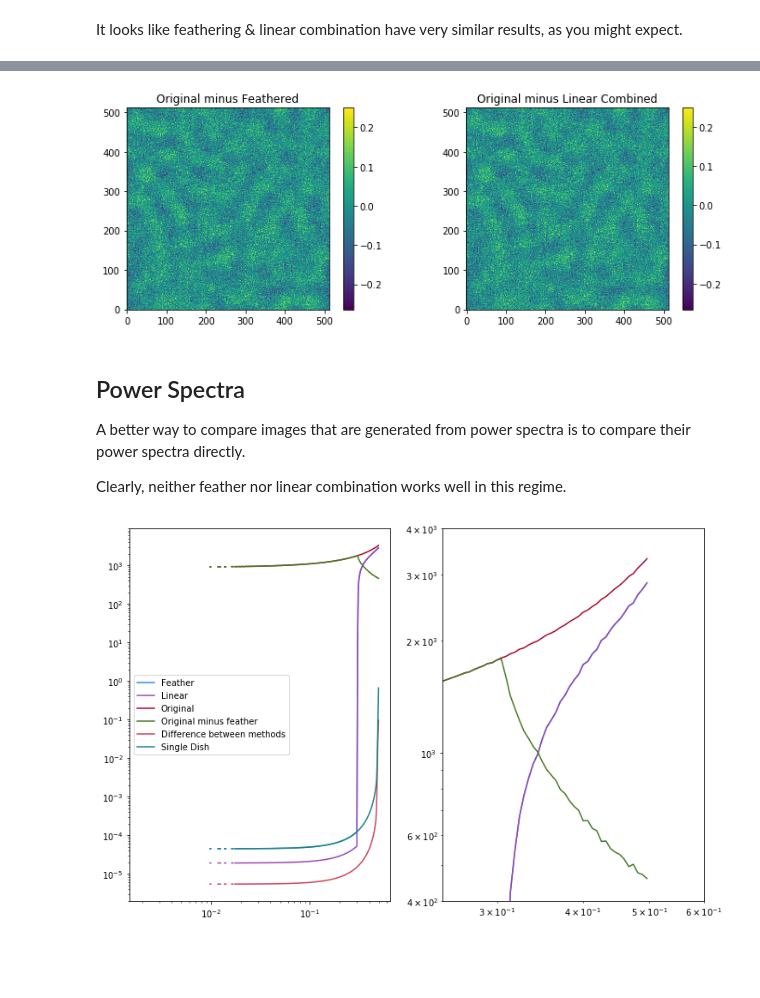
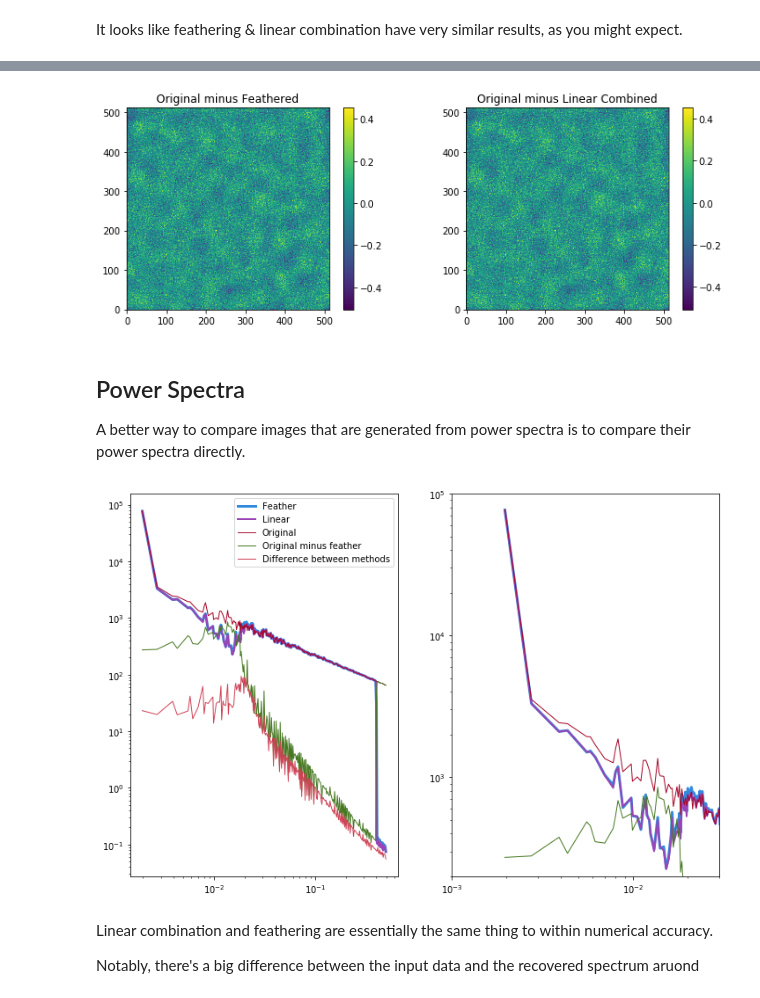
Before and after one commit to keflavich/uvcombine, a Jupyter notebook: examples/Compare Linear to UV.ipynb, the cells around one changed output, grey strips where cells are left out. Cells and saved outputs as stored; diff of their text form; code cells hidden in the pictures; blank space fills up the shorter version.

Commit message:
fixed Linear to UV comparison

```diff
--- a/examples/Compare Linear to UV.ipynb
+++ b/examples/Compare Linear to UV.ipynb
@@ -25,7 +25,9 @@ from turbustat.statistics import psds
 # different power laws, different types of input...)
 # We're assuming a scale of 1"/pixel for this example
 imsize = 512
-im = make_extended(imsize=imsize, powerlaw=1.5, randomseed=0)
+im = make_extended(imsize=imsize+100, powerlaw=1.5, randomseed=0)
+# crop down to the 'correct' imsize (we're doing this to avoid periodic boundaries)
+im = im[50:-50, 50:-50]
 # the real sky is positive.
 im = im - im.min()
 # %%
@@ -171,27 +172,35 @@ _=pl.imshow(im - lincombim, cmap='viridis')
 _=pl.colorbar()
 _=pl.title("Original minus Linear Combined")
 # %% [output]
-[figure, old version]
+[figure, new version]
 # %% [markdown]
 ## Power Spectra
 A better way to compare images that are generated from power spectra is to compare their power spectra directly.
-
-Clearly, neither feather nor linear combination works well in this regime.
 # %%
 pl.figure(figsize=(12,8))
 ax1 = pl.subplot(1,2,1)
 ax2 = pl.subplot(1,2,2)
-for thisim, name in ((combo, 'Feather'), (lincombim, 'Linear'), (im, 'Original'),
-                     (im-combo, "Original minus feather"),
-                     (diff_feather_linear, "Difference between methods"),
-                     (singledish_im, 'Single Dish')
-                    ):
-    psd2 = np.abs(np.fft.fft2(thisim))**2
+for thisim, name, lw in ((combo, 'Feather', 3),
+                         (lincombim, 'Linear', 2),
+                         (im, 'Original', 1),
+                         (im-combo, "Original minus feather", 1),
+                         (diff_feather_linear, "Difference between methods", 1),
+                         #(singledish_im, 'Single Dish', 1),
+                         #(im_interferometered, 'Interferometer', 1),
+                        ):
+    psd2 = np.fft.fftshift(np.abs(np.fft.fft2(thisim)))
     pfreq, ppow = psds.pspec(psd2)
-    ax1.loglog(pfreq, ppow, label=name)
-    ax2.loglog(pfreq, ppow, label=name)
-_=ax2.set_ylim(4e2, 0.4e4)
-_=ax2.set_xlim(0.25, 0.6)
+    pfreq = pfreq[np.isfinite(ppow)]
+    ppow = ppow[np.isfinite(ppow)]
+    ax1.loglog(pfreq, ppow, label=name, linewidth=lw)
+    ax2.loglog(pfreq, ppow, label=name, linewidth=lw)
+#_=ax2.set_ylim(4e2, 2e4)
+_=ax2.set_xlim(1e-3, 3e-2)
+_=ax2.set_ylim(2e2, 1e5)
 _=ax1.legend(loc='best')
 # %% [output]
-[figure, old version]
+[figure, new version]
+# %% [markdown]
+Linear combination and feathering are essentially the same thing to within numerical accuracy.
+
+Notably, there's a big difference between the input data and the recovered spectrum aruond
```
Also changed, not shown: parts of 6 cells of this notebook.
